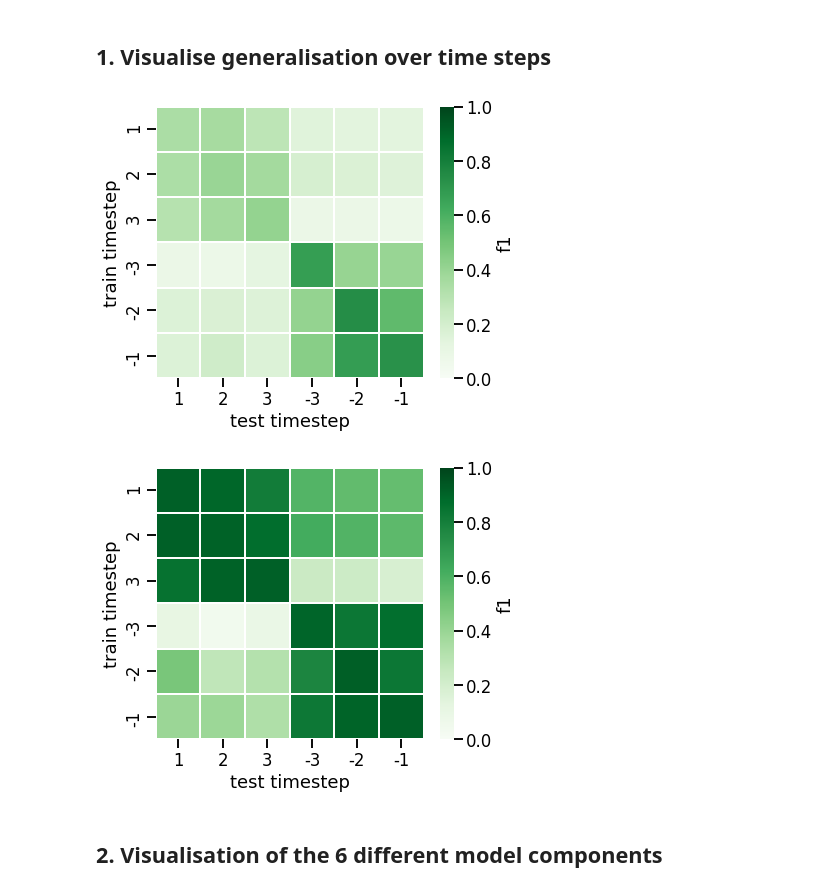
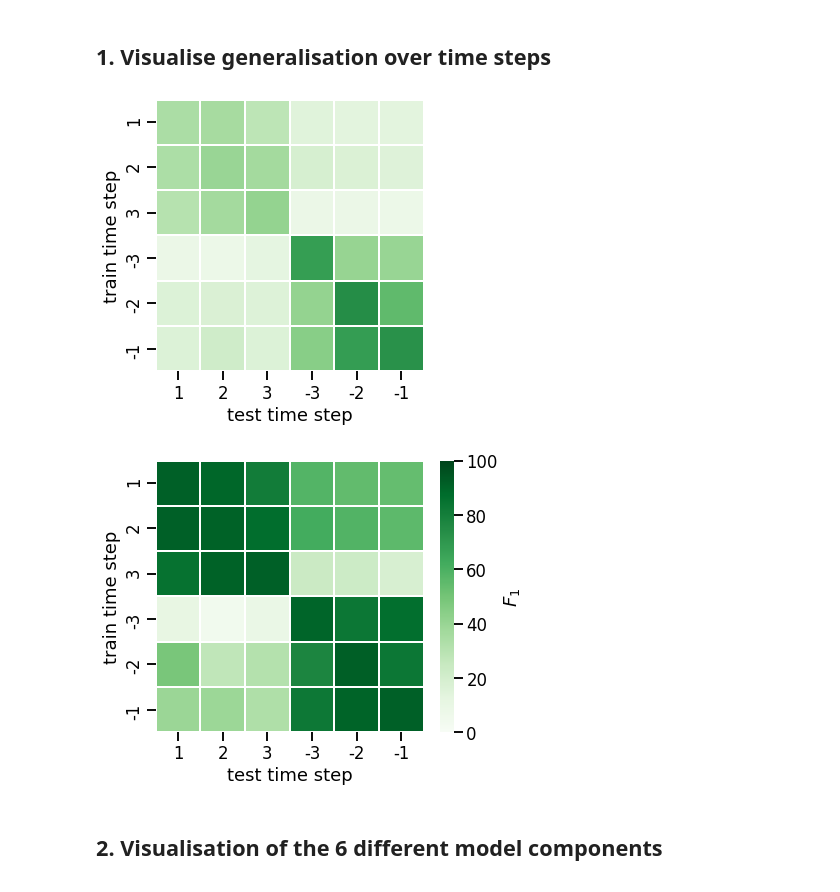
Before and after one commit to i-machine-think/morphology_and_generalisation, a Jupyter notebook: diagnostic_classification/visualise_diagnostic_classification.ipynb, the cells around one changed output. Drawn from its saved outputs; the diff is of its cells as text; code cells hidden in the pictures.

```diff
--- a/diagnostic_classification/visualise_diagnostic_classification.ipynb
+++ b/diagnostic_classification/visualise_diagnostic_classification.ipynb
@@ -9,39 +11,39 @@ import pickle
 # %%
 results = pickle.load(open("results_time.pickle", 'rb'))
 
-fig = plt.figure(figsize=(6, 5))
+fig = plt.figure(figsize=(4.8, 5))
 sns.set_context("talk")
 heatmap = np.zeros((6, 6))
 for i, t1 in enumerate([0, 1, 2, -3, -2, -1]):
     for j, t2 in enumerate([0, 1, 2, -3, -2, -1]):
-        heatmap[i, j] = np.mean(results[("h_c_enc", 25, t1, t2)]["means"])
+        heatmap[i, j] = np.mean(results[("h_c_enc", 25, t1, t2)]["means"]) * 100
 
 ax = sns.heatmap(heatmap, cmap="Greens", linewidths=2, linecolor="white", cbar_kws={'label': 'f1'},
-                 vmin=0, vmax=1)
+                 vmin=0, vmax=100, cbar=None)
 ax.set_xticklabels([1, 2, 3, -3, -2, -1])
 ax.set_yticklabels([1, 2, 3, -3, -2, -1])
-ax.set_xlabel("test timestep")
-ax.set_ylabel("train timestep")
+ax.set_xlabel("test time step")
+ax.set_ylabel("train time step")
 plt.savefig("figures/generalisation_over_time.pdf", bbox_inches="tight")
 # %% [output]
-[figure, old version]
+[figure, new version]
 # %%
 fig = plt.figure(figsize=(6, 5))
 sns.set_context("talk")
 heatmap = np.zeros((6, 6))
 for i, t1 in enumerate([0, 1, 2, -3, -2, -1]):
     for j, t2 in enumerate([0, 1, 2, -3, -2, -1]):
-        heatmap[i, j] = np.mean([results[("h_c_enc", 25, t1, t2)]["means"][0]])
+        heatmap[i, j] = np.mean([results[("h_c_enc", 25, t1, t2)]["means"][0]]) * 100
 
-ax = sns.heatmap(heatmap, cmap="Greens", linewidths=2, linecolor="white", cbar_kws={'label': 'f1'},
-                 vmin=0, vmax=1)
+ax = sns.heatmap(heatmap, cmap="Greens", linewidths=2, linecolor="white", cbar_kws={'label': r'$F_1$'},
+                 vmin=0, vmax=100)
 ax.set_xticklabels([1, 2, 3, -3, -2, -1])
 ax.set_yticklabels([1, 2, 3, -3, -2, -1])
-ax.set_xlabel("test timestep")
-ax.set_ylabel("train timestep")
+ax.set_xlabel("test time step")
+ax.set_ylabel("train time step")
 plt.savefig("figures/generalisation_over_time_en.pdf", bbox_inches="tight")
 # %% [output]
-[figure, old version]
+[figure, new version]
 # %% [markdown]
 ## 2. Visualisation of the 6 different model components
 # %%
```
Also changed, not shown: parts of 5 cells of this notebook, 5 other files.
